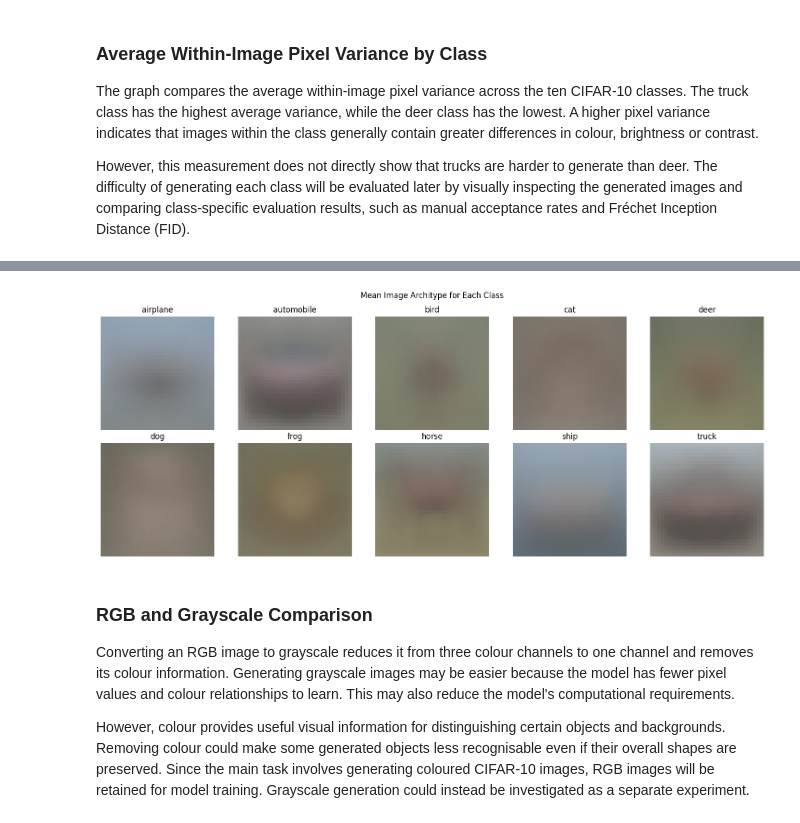
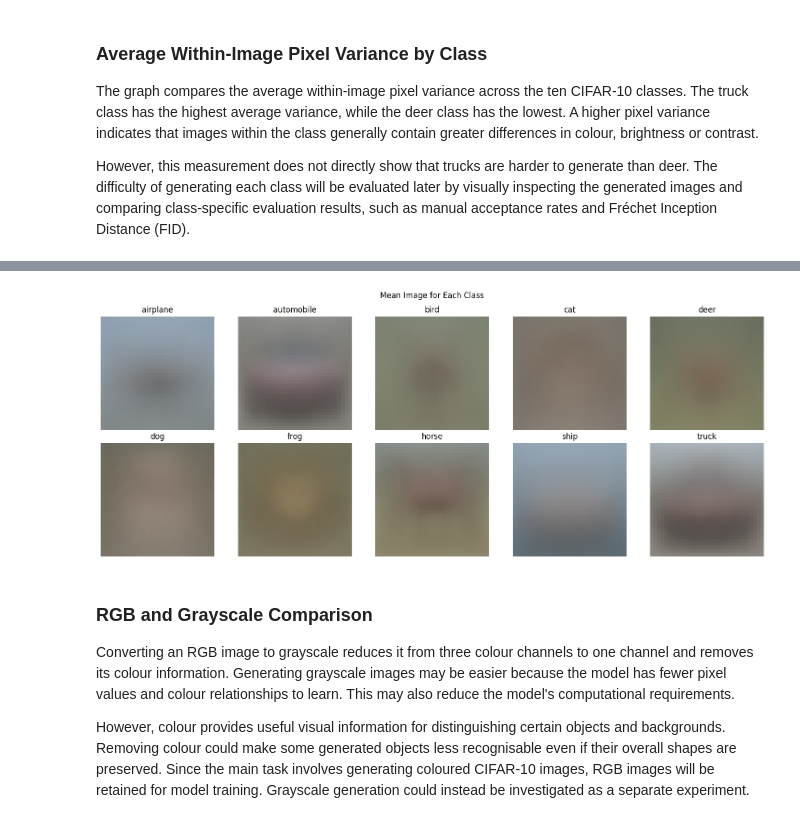
Before and after one commit to noodlebatteries124/deleca2, a Jupyter notebook: Ptajh.ipynb, the cells around one changed output, grey strips where cells are left out. Saved outputs shown, nothing was run; the diff lists cells and outputs as text; code cells hidden in the pictures.

```diff
--- a/Ptajh.ipynb
+++ b/Ptajh.ipynb
@@ -254,19 +241,18 @@ However, all the mean images appear blurred because objects within the same clas
 # %%
 fig, axes = plt.subplots(2, 5, figsize=(15, 6))
 axes = axes.flatten()
 
 for i in range(10):
     class_images = x_train[y_train == i]
     mean_img = np.mean(class_images, axis=0).astype('uint8')
     axes[i].imshow(mean_img)
     axes[i].set_title(class_names[i])
     axes[i].axis('off')
-
-plt.suptitle("Mean Image Architype for Each Class")
+plt.suptitle("Mean Image for Each Class")
 plt.tight_layout()
 plt.show()
 # %% [output]
-[figure, old version]
+[figure, new version]
 # %% [markdown]
 ### RGB and Grayscale Comparison
 
```
Also changed, not shown: parts of 15 cells of this notebook.
